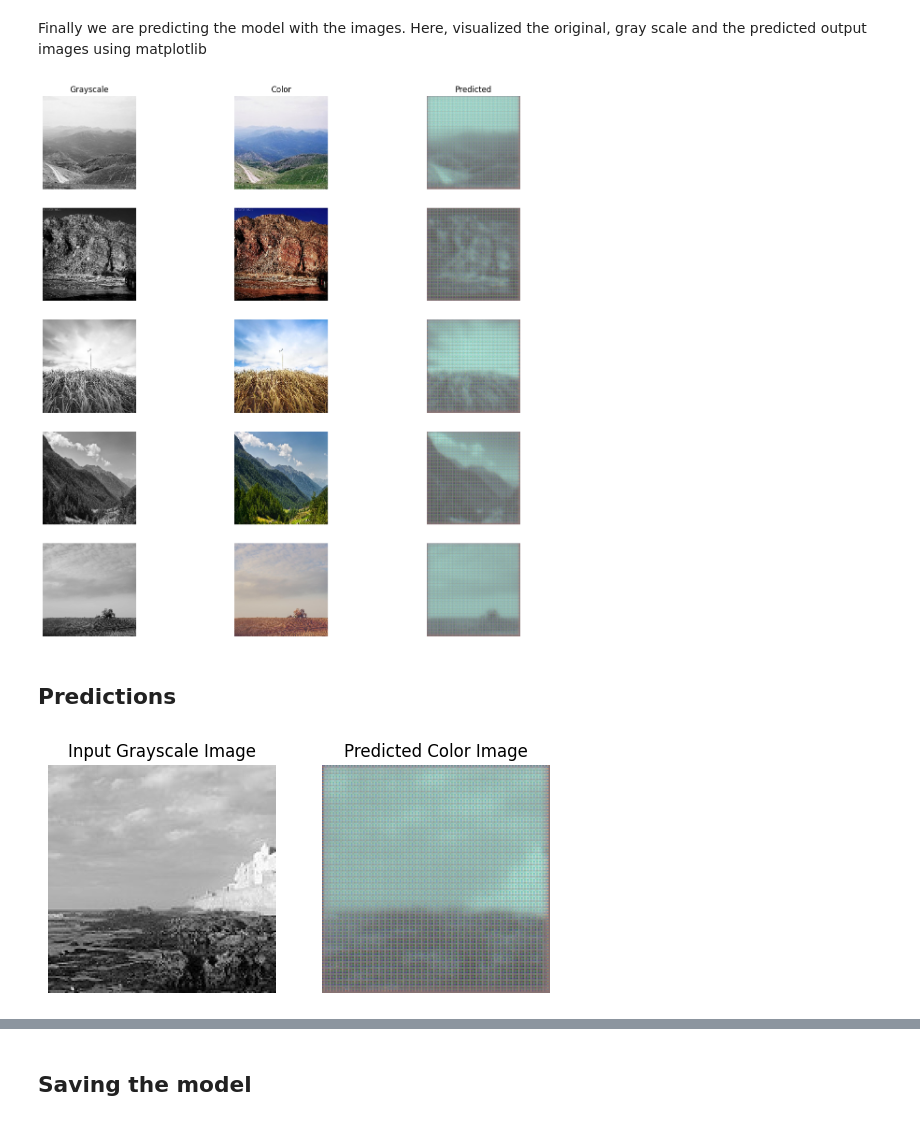
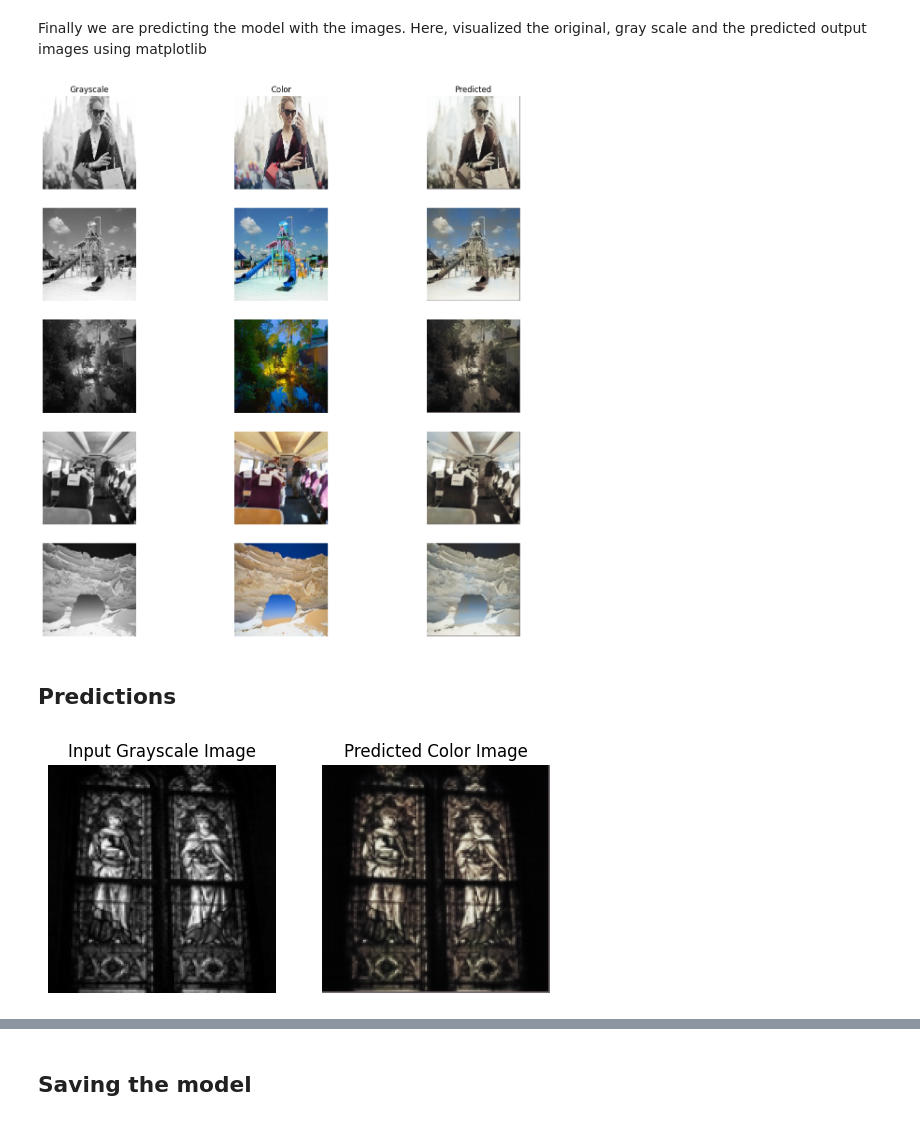
Before and after one commit to suraj-k-s/ImageColorizationUsingAutoencoders, a Jupyter notebook: main.ipynb, the cells around one changed output, grey strips where cells are left out. Saved outputs shown, nothing was run; the diff lists cells and outputs as text; code cells hidden in the pictures.

Commit message:
added code for visualizations and added new data links

```diff
--- a/main.ipynb
+++ b/main.ipynb
@@ -45,7 +45,7 @@ Preprocessing the images to create the dataset of color and grayscale images pai
 # Create dataset to load the images
 class LandscapeDataset(Dataset):
     def __init__(self, transform=None):
-        self.dataroot = './Landscape_Images_Dataset'
+        self.dataroot = './image_dataset'
         self.images = os.listdir(f'{self.dataroot}')
         self.transform = transform
 
@@ -226,9 +222,14 @@ Evaluating the performance of your trained model on the testing data
 # %%
 train_loss_values = []
 train_accuracy_values = []
+val_loss_values = []
+val_accuracy_values = []
 
 # Define the training loop
 for epoch in range(EPOCHS):
+    # Training
+    model.train()  # Set the model to training mode
+
     running_loss = 0.0
     total_mse = 0.0
     for idx, (color_img, gray_img) in tqdm(enumerate(trainloader), total=len(trainloader)):
@@ -261,5 +262,34 @@ for epoch in range(EPOCHS):
 
     print(f'Epoch: {epoch + 1}, Loss: {running_loss:.6f}, Accuracy: {train_accuracy:.6f}')
 
+    # Validation
+    model.eval()  # Set the model to evaluation mode
+    val_running_loss = 0.0
+    val_total_mse = 0.0
+
+    with torch.no_grad():
+        for idx, (val_color_img, val_gray_img) in tqdm(enumerate(testloader), total=len(testloader)):
+            val_color_img = val_color_img.to(DEVICE)
+            val_gray_img = val_gray_img.to(DEVICE)
+
+            val_predictions = model(val_gray_img)
+
+            # Calculate validation loss
+            val_loss = criterion(val_color_img, val_predictions)
+            val_running_loss += val_loss.item()
+
+            # Calculate Mean Squared Error for accuracy
+            val_mse = torch.nn.functional.mse_loss(val_color_img, val_predictions)
+            val_total_mse += val_mse.item()
+
+    # Calculate and print validation accuracy
+    val_accuracy = 1 - (val_total_mse / len(testloader.dataset))
+
+    # Store values for plotting
+    val_loss_values.append(val_running_loss / len(testloader))
+    val_accuracy_values.append(val_accuracy)
+
+    print(f'Epoch: {epoch + 1}, Validation Loss: {val_running_loss:.6f}, Validation Accuracy: {val_accuracy:.6f}')
+
 print('Training Finished!')
 # %% [output]
@@ -376,9 +404,9 @@ def show_predictions(gray, color, pred):
         axs[i, 2].imshow(pred[i].permute(1,2,0))
     plt.show()
 # %%
-show_predictions(gray_img.detach().cpu(), color_img.detach().cpu(), prediction.detach().cpu())
+show_predictions(gray_img.detach().cpu(), color_img.detach().cpu(), predictions.detach().cpu())
 # %% [output]
-[figure, old version]
+[figure, new version]
 # %% [markdown]
 ## Predictions
 # %%
@@ -398,35 +426,35 @@ def predict_image(model, input_image_path):
     device = next(model.parameters()).device
     input_image = input_image.to(device)
 
     # Make prediction
     with torch.no_grad():
         model.eval()
         predicted_image = model(input_image)
 
     # Move the predicted image back to CPU for visualization
     predicted_image = predicted_image.cpu()
 
     return input_image.squeeze(0), predicted_image.squeeze(0)
 
 # Example usage:
-input_image_path = 'predict_img\img_3.jpg'
+input_image_path = 'predict_img/3.jpg'
 input_image, predicted_image = predict_image(model, input_image_path)
 
 # Visualize the input grayscale image, original color image, and predicted color image
 plt.figure(figsize=(10, 5))
 plt.subplot(1, 3, 1)
 plt.imshow(input_image.squeeze().numpy(), cmap='gray')
 plt.title('Input Grayscale Image')
 plt.axis('off')
 
 plt.subplot(1, 3, 2)
 plt.imshow(predicted_image.permute(1, 2, 0).numpy())
 plt.title('Predicted Color Image')
 plt.axis('off')
 
 plt.show()
 # %% [output]
-[figure, old version]
+[figure, new version]
 # %%
 import torch
 from torchvision import transforms
```
Also changed, not shown: parts of 8 cells of this notebook, 38 other files.
